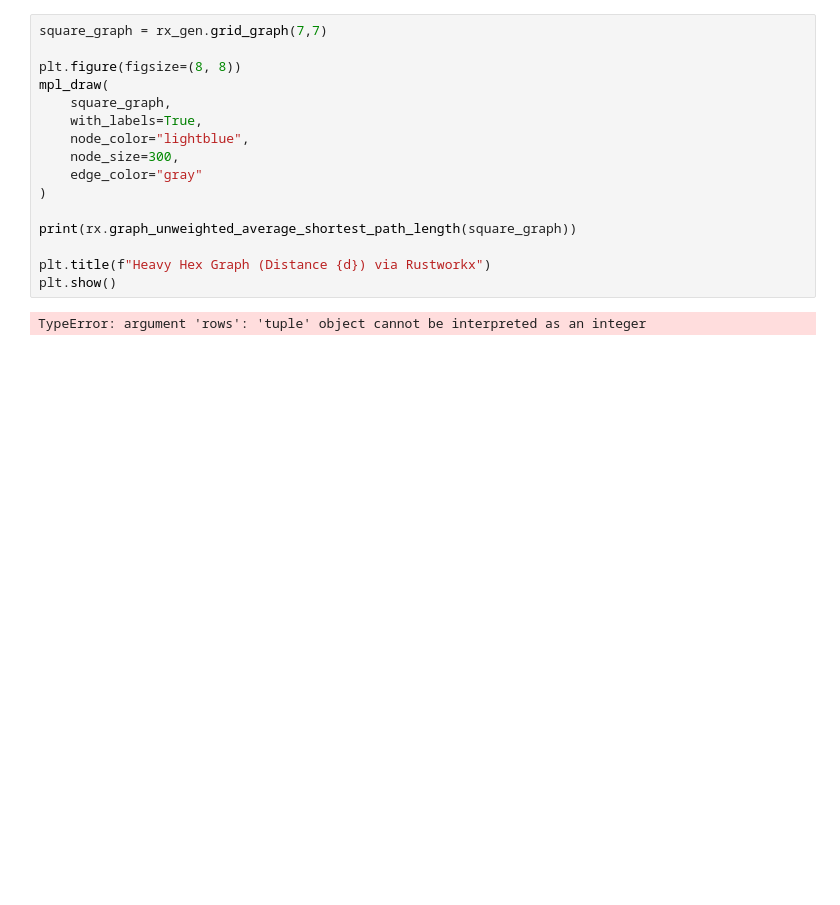
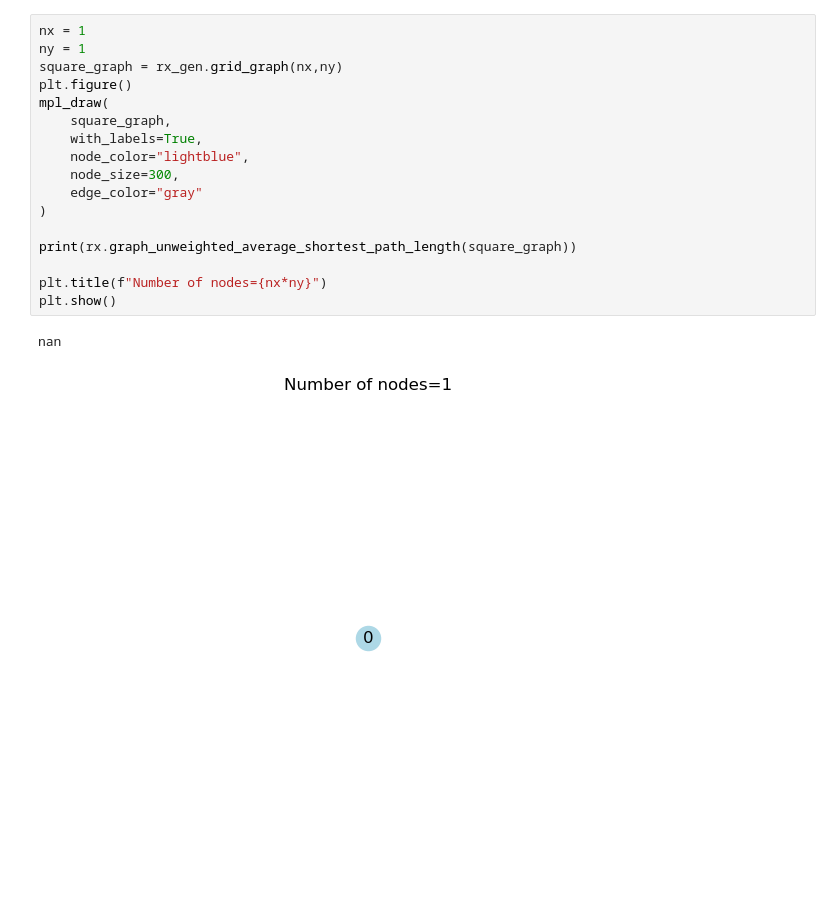
Before and after one commit to miquel-carrasco/Energy_Efficiency_Quantum_Computers, a Jupyter notebook: graph_examples.ipynb, the cells around one changed output. Drawn from its saved outputs; the diff is of its cells as text; blank space fills up the shorter version.

```diff
--- a/graph_examples.ipynb
+++ b/graph_examples.ipynb
@@ -26,18 +26,20 @@ plt.show()
 # %%
-square_graph = rx_gen.grid_graph(7,7)
-
-plt.figure(figsize=(8, 8))
+nx = 1
+ny = 1
+square_graph = rx_gen.grid_graph(nx,ny)
+plt.figure()
 mpl_draw(
     square_graph,
     with_labels=True,
     node_color="lightblue",
     node_size=300,
     edge_color="gray"
 )
 
 print(rx.graph_unweighted_average_shortest_path_length(square_graph))
 
-plt.title(f"Heavy Hex Graph (Distance {d}) via Rustworkx")
+plt.title(f"Number of nodes={nx*ny}")
 plt.show()
 # %% [output]
-TypeError: argument 'rows': 'tuple' object cannot be interpreted as an integer
+nan
+[figure, added]
```
Also changed, not shown: parts of 1 cell of this notebook, 3 other files.
